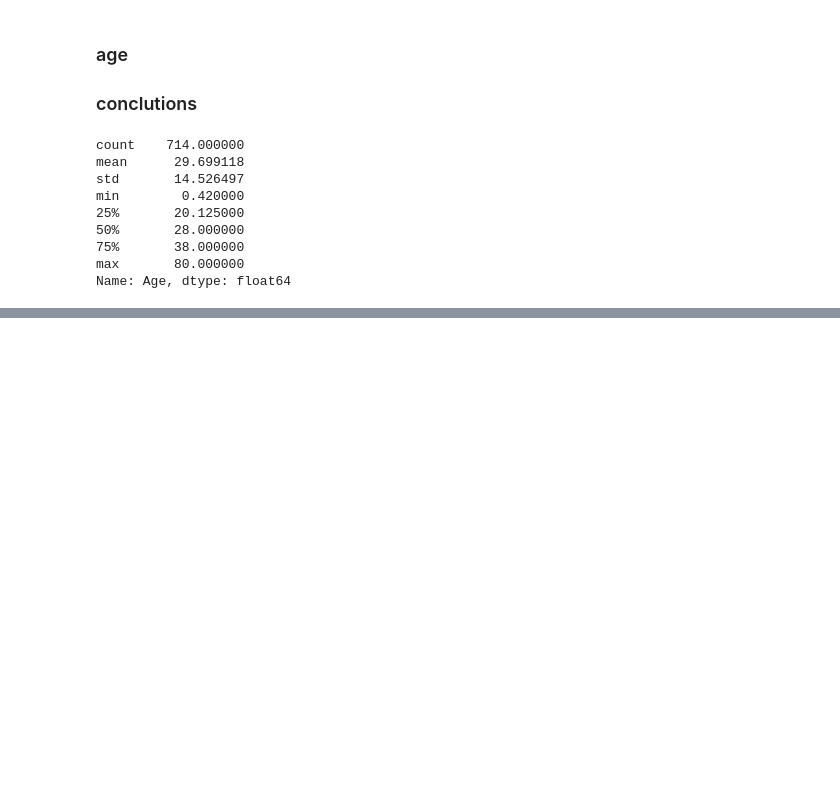
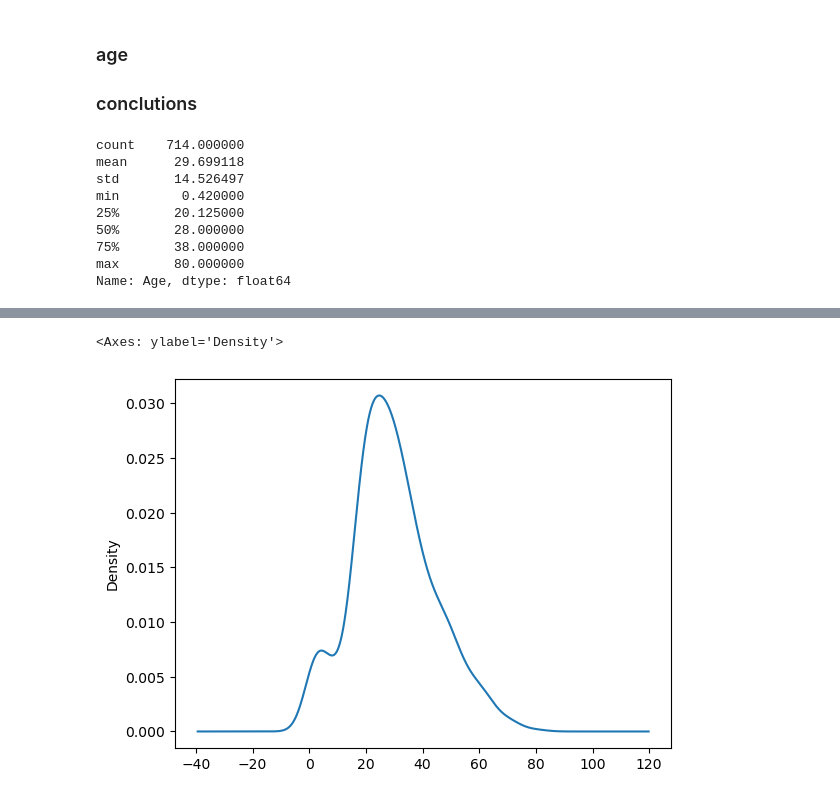
Before and after one commit to ipartzix/AI-ML-ENGINEERING-JOURNY, a Jupyter notebook: 10_Projects/02_Titanic_EDA_Project/notebooks/eda_analysis.ipynb, the cells around one changed output, grey strips where cells are left out. Cells and saved outputs as stored; diff of their text form; code cells hidden in the pictures; blank space fills up the shorter version.

```diff
--- a/10_Projects/02_Titanic_EDA_Project/notebooks/eda_analysis.ipynb
+++ b/10_Projects/02_Titanic_EDA_Project/notebooks/eda_analysis.ipynb
@@ -43,0 +51,5 @@ Name: Age, dtype: float64
+# %%
+df["Age"].plot(kind ="kde")
+# %% [output]
+<Axes: ylabel='Density'>
+[figure, added]
```
Also changed, not shown: parts of 4 cells of this notebook.
